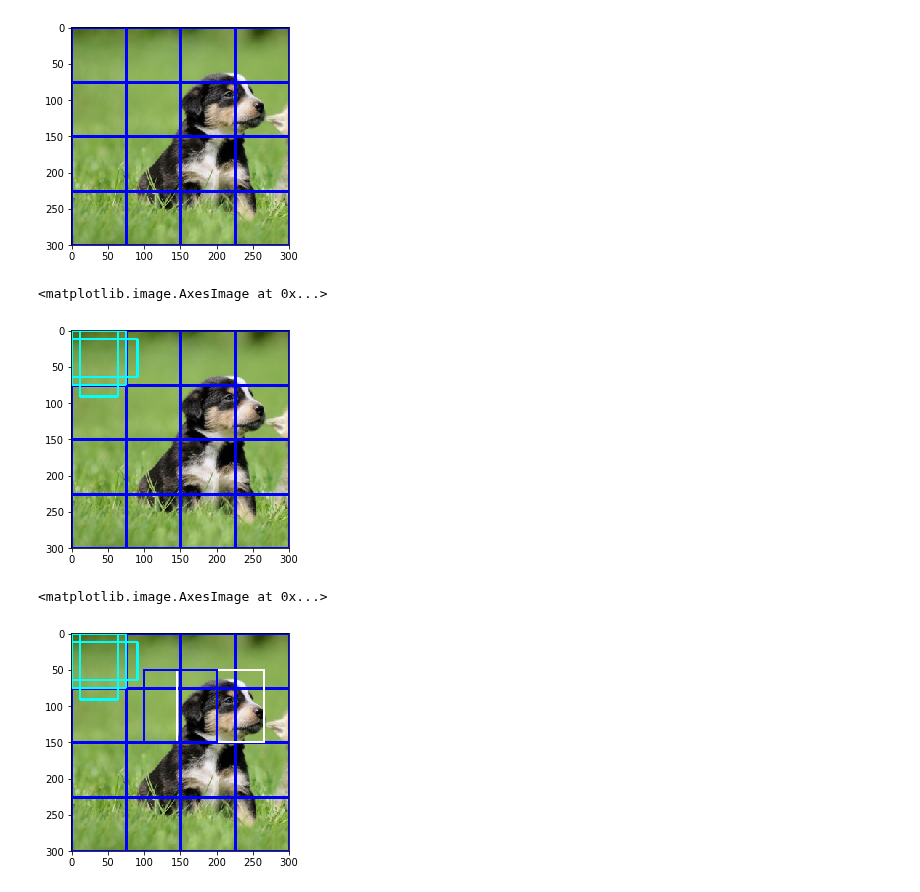
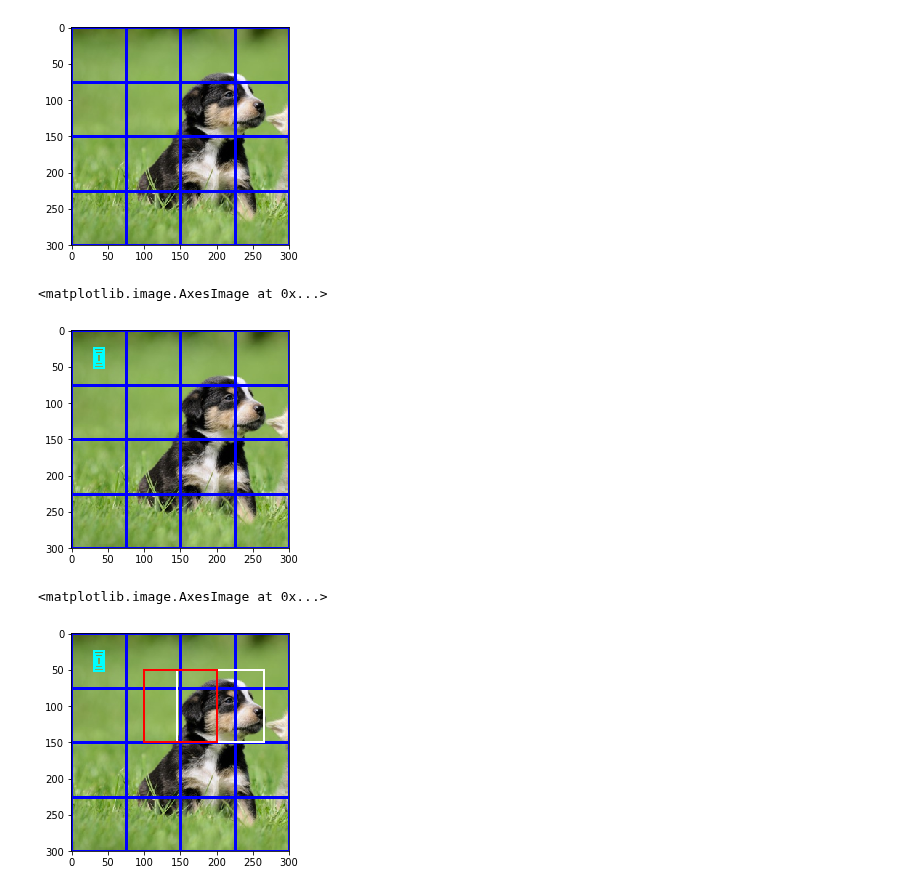
Before and after one commit to Rio114/practice, a Jupyter notebook: python_ML/practice_ssd.ipynb, the cells around one changed output. Drawn from its saved outputs; the diff is of its cells as text; code cells hidden in the pictures.

Commit message:
add scale factors

```diff
--- a/python_ML/practice_ssd.ipynb
+++ b/python_ML/practice_ssd.ipynb
@@ -9,12 +9,12 @@ def cvtToPos(feat_map): # feat_map = [cx, cy, w, h]
     left_upper_y = feat_map[1] - int(feat_map[3]/2)
     right_lower_x = feat_map[0] + int(feat_map[2]/2)
     right_lower_y = feat_map[1] + int(feat_map[3]/2)
-    return np.array([left_upper_x, left_upper_y, right_lower_x, right_lower_y])
+    return np.array([left_upper_x, left_upper_y, right_lower_x, right_lower_y]).astype(np.int32)
 
 def cvtEdge2Center(rect): # rect = [left_upper_x, left_upper_y, w, h]
     cx = rect[0] + int(rect[2]/2)
     cy = rect[1] + int(rect[3]/2)
-    return np.array([cx, cy, rect[2], rect[3]])
+    return np.array([cx, cy, rect[2], rect[3]]).astype(np.int32)
 # %%
 # compute feature map positions
 def generate_feature_maps(imgage_size=(300, 300), #(width, height)
@@ -39,19 +39,24 @@ def generate_feature_maps(imgage_size=(300, 300), #(width, height)
                                        feat_h]))
 
     return feat_maps #(cx, cy, w, h)
+# %%
+def generate_scales(smin, smax, num_map):
+    return smin + (smax - smin) / (num_map - 1) * np.array([k - 1 for k in range(num_map)])
 # %%
-def generate_default_boxes(feat_maps, aspects=[1, 2, 1/2], s=1):
-    def_boxes = []
-    for feat in feat_maps:
-        feat_w = feat[2]
-        feat_h = feat[3]
-        for ar in aspects:
-            w = int(feat_w * s * ar **0.5)
-            h = int(feat_h * s * (1/ar) ** 0.5)
-            def_boxes.append(np.array([feat[0],
-                                     feat[1],
-                                    w,
-                                    h]))
+def generate_default_boxes(feat_maps, aspects, scales):
+    num_map = len(feat_maps)
+    num_asp = len(aspects)
+    num_scale = len(scales)
+    def_boxes = np.zeros([num_map, num_asp, num_scale, 4])
+    for i, feat in enumerate(feat_maps):
+        for j, ar in enumerate(aspects):
+            for k, sk in enumerate(scales):
+                w = int(feat[2] * sk * ar **0.5)
+                h = int(feat[3] * sk * (1/ar) ** 0.5)
+                def_boxes[i, j, k] = np.array([feat[0],
+                                               feat[1],
+                                               w,
+                                               h])
     return def_boxes
 # %%
 def normalize(target, ref): # ref might be default box
@@ -104,30 +129,32 @@ plt.imshow(im)
 <matplotlib.image.AxesImage at 0x...>
 [figure]
 # %%
-def_boxes = generate_default_boxes(feat_maps, [1, 2, 1/2], 1)
+scales = generate_scales(0.2, 0.9, 10)
+aspects = [1/2, 1, 2]
+def_boxes = generate_default_boxes(feat_maps, aspects, scales)
 color = (0, 255, 255)
-for b in def_boxes[0:3]:
+for b in def_boxes.reshape([-1,4])[0:3]:
     rect = cvtToPos(b)
     cv2.rectangle(im, tuple(rect[0:2]), tuple(rect[2:4]), color, thickness=2)
 plt.imshow(im)
 # %% [output]
 <matplotlib.image.AxesImage at 0x...>
-[figure, old version]
+[figure, new version]
 # %%
 pred_box = np.array([[150, 100, 100, 100]])
-box_gt = np.array([[205, 100, 120, 100]])
+gt_box = np.array([[205, 100, 120, 100]])
 
 color = (255, 255, 255)
-rect = cvtToPos(box_gt[0])
+rect = cvtToPos(gt_box[0])
 cv2.rectangle(im, tuple(rect[0:2]), tuple(rect[2:4]), color, thickness=2)
-color = (0, 0, 255)
+color = (255, 0, 0)
 for b in pred_box:
     rect = cvtToPos(b)
     cv2.rectangle(im, tuple(rect[0:2]), tuple(rect[2:4]), color, thickness=2)
 plt.imshow(im)
 # %% [output]
 <matplotlib.image.AxesImage at 0x...>
-[figure, old version]
+[figure, new version]
 # %%
 norm_gt_box = []
 norm_pred_box = []
```
Also changed, not shown: parts of 15 cells of this notebook.
